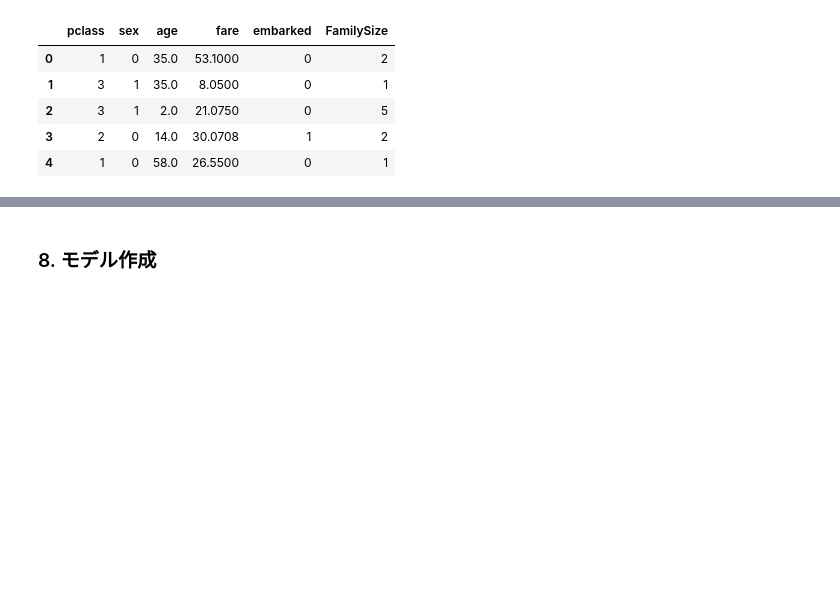
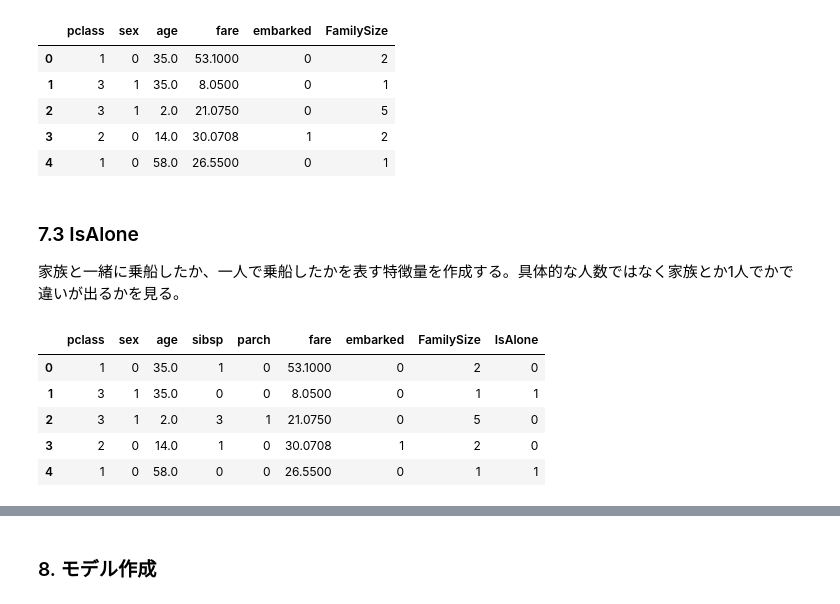
Before and after one commit to runa-yamauchi-dev/SIGNATE_Practice, a Jupyter notebook: competition01_titanic/notebook/titanic.ipynb, the cells around one changed output, grey strips where cells are left out. Drawn from its saved outputs; the diff is of its cells as text; code cells hidden in the pictures; blank space fills up the shorter version.

```diff
--- a/competition01_titanic/notebook/titanic.ipynb
+++ b/competition01_titanic/notebook/titanic.ipynb
@@ -400,3 +399,18 @@ X2.head()
 | 2 | 3 | 1 | 2.0 | 21.0750 | 0 | 5 |
 | 3 | 2 | 0 | 14.0 | 30.0708 | 1 | 2 |
 | 4 | 1 | 0 | 58.0 | 26.5500 | 0 | 1 |
+# %% [markdown]
+### 7.3 IsAlone
+家族と一緒に乗船したか、一人で乗船したかを表す特徴量を作成する。具体的な人数ではなく家族とか1人でかで違いが出るかを見る。
+# %%
+test["IsAlone"] = (test["FamilySize"] == 1).astype(int)
+test[["FamilySize", "IsAlone"]].head()
+X3 = test.drop(columns=["id", "survived", "fare_100", "pclass_1", "pclass_3"])
+X3.head()
+# %% [output]
+|  | pclass | sex | age | sibsp | parch | fare | embarked | FamilySize | IsAlone |
+| 0 | 1 | 0 | 35.0 | 1 | 0 | 53.1000 | 0 | 2 | 0 |
+| 1 | 3 | 1 | 35.0 | 0 | 0 | 8.0500 | 0 | 1 | 1 |
+| 2 | 3 | 1 | 2.0 | 3 | 1 | 21.0750 | 0 | 5 | 0 |
+| 3 | 2 | 0 | 14.0 | 1 | 0 | 30.0708 | 1 | 2 | 0 |
+| 4 | 1 | 0 | 58.0 | 0 | 0 | 26.5500 | 0 | 1 | 1 |
```
Also changed, not shown: parts of 25 cells of this notebook.
